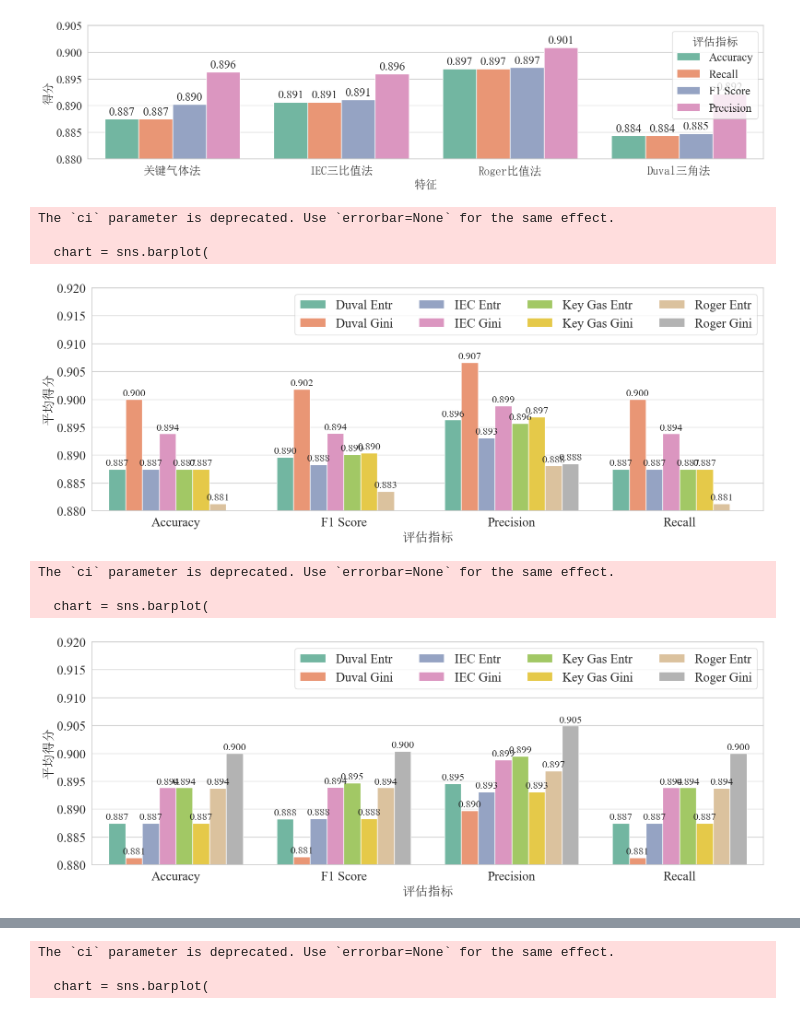
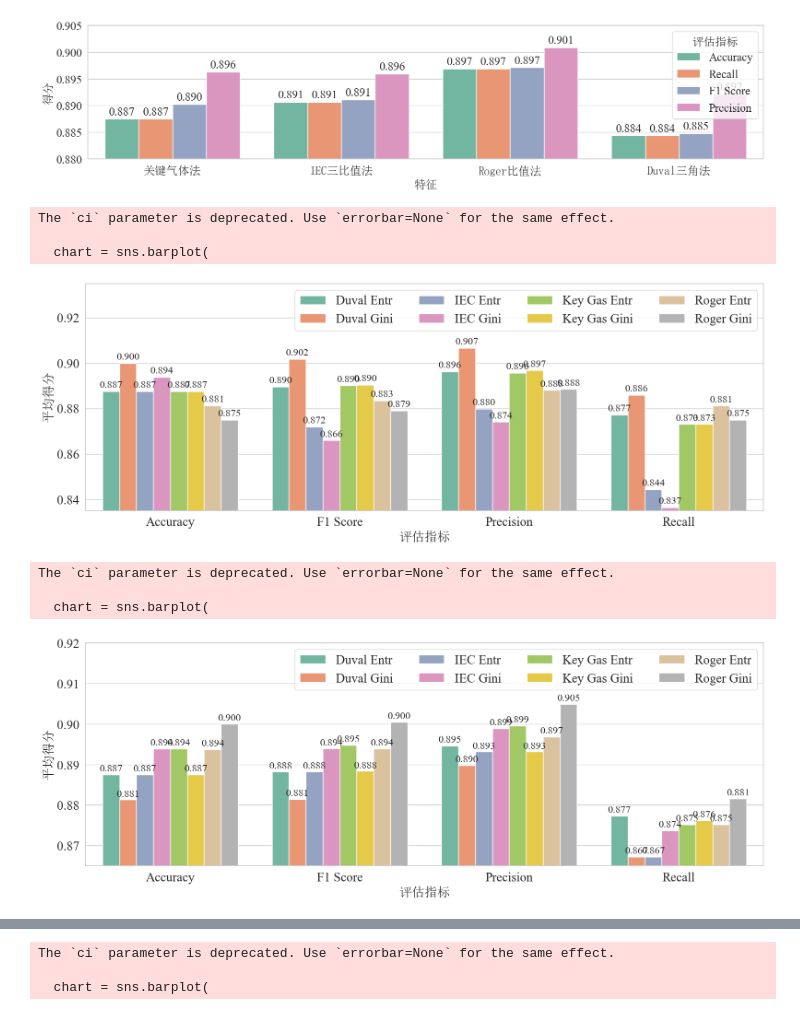
Before and after one commit to Sihan0229/DGA, a Jupyter notebook: Dissolved-Gas-Analysis/figure_show.ipynb, the cells around one changed output, grey strips where cells are left out. Drawn from its saved outputs; the diff is of its cells as text; code cells hidden in the pictures.

```diff
--- a/Dissolved-Gas-Analysis/figure_show.ipynb
+++ b/Dissolved-Gas-Analysis/figure_show.ipynb
@@ -153,9 +153,9 @@ data = {
         'RandomForestGini', 'RandomForestEntr'
     ],
     'Accuracy': [0.8875,0.8875 ,0.8938,0.8875,0.875,0.88125,0.9,0.8875],
-    'Recall': [0.8875,0.8875 ,0.8938,0.8875,0.875,0.88125,0.9,0.8875],
-    'F1 Score': [0.8904 ,0.8901 ,0.8939,0.8883,0.8790,0.8835,0.9018,0.8896],
-    'Precision': [0.8968 ,0.8957 ,0.8988,0.8931,0.8885,0.8881,0.9066,0.8963]
+    'Recall': [0.8731,0.8731,0.8365,0.8444,0.8750,0.8812,0.8859,0.8773],
+    'F1 Score': [0.8904 ,0.8901 ,0.8660,0.8720,0.8790,0.8835,0.9018,0.8896],
+    'Precision': [0.8968 ,0.8957 ,0.8741,0.8798,0.8885,0.8881,0.9066,0.8963]
 }
 
 df = pd.DataFrame(data)
@@ -173,35 +173,35 @@ sns.set(style="whitegrid")
 
 # 绘图
 plt.figure(figsize=(16, 6))
 chart = sns.barplot(
     x='评估指标', y='得分', hue='特征',
     data=df_avg, ci=None, palette='Set2'
 )
 
 # 添加数值标签
 for container in chart.containers:
     chart.bar_label(container, fmt='%.3f', label_type='edge', fontsize=16, padding=2, fontproperties=font_en)
 
 # 设置标题和标签（中文）
 # plt.title('不同特征方法下的评估指标平均表现', fontsize=18, fontproperties=font_cn)
 plt.xlabel('评估指标', fontsize=20, fontproperties=font_cn)
 plt.ylabel('平均得分', fontsize=20, fontproperties=font_cn)
-plt.ylim(0.88, 0.92)
+plt.ylim(0.835, 0.935)
 
 # 设置图例字体和横向排列
 legend = plt.legend(prop=font_en, ncol=4, loc='upper right')
 legend.get_title().set_fontproperties(font_cn)
 
 
 plt.xticks(fontproperties=font_en)
 plt.yticks(fontproperties=font_en)
 plt.tight_layout()
 plt.show()
 # %% [output]
 The `ci` parameter is deprecated. Use `errorbar=None` for the same effect.
 
   chart = sns.barplot(
-[figure, old version]
+[figure, new version]
 # %%
 import matplotlib.pyplot as plt
 import seaborn as sns
@@ -227,8 +227,8 @@ data = {
         'RandomForestGini', 'RandomForestEntr'
     ],
     'Accuracy': [0.8875 ,0.8938 ,0.8938,0.8875,0.9,0.89375,0.88125,0.8875],
-    'Recall': [0.8875 ,0.8938 ,0.8938,0.8875,0.9,0.89375,0.88125,0.8875],
-    'F1 Score': [0.8883 ,0.8947 ,0.8939,0.8883,0.9004,0.8938,0.8814,0.8882],
+    'Recall': [0.8762 ,0.8752,0.8737,0.8672,0.8815,0.8752,0.8672 ,0.8773 ],
+    'F1 Score': [0.8883 ,0.8947 ,0.8939,0.8882,0.9004,0.8938,0.8814,0.8882],
     'Precision': [0.8931 ,0.8995 ,0.8988,0.8931,0.9049,0.8968,0.8897,0.8946]
 }
 
@@ -260,7 +260,7 @@ for container in chart.containers:
 # plt.title('不同特征方法下的评估指标平均表现', fontsize=18, fontproperties=font_cn)
 plt.xlabel('评估指标', fontsize=20, fontproperties=font_cn)
 plt.ylabel('平均得分', fontsize=20, fontproperties=font_cn)
-plt.ylim(0.88, 0.92)
+plt.ylim(0.865, 0.92)
 
 # 设置图例字体和横向排列
 legend = plt.legend(prop=font_en, ncol=4, loc='upper right')
@@ -275,7 +275,7 @@ plt.show()
 The `ci` parameter is deprecated. Use `errorbar=None` for the same effect.
 
   chart = sns.barplot(
-[figure, old version]
+[figure, new version]
 # %%
 import matplotlib.pyplot as plt
 import seaborn as sns
```
Also changed, not shown: parts of 7 cells of this notebook.
